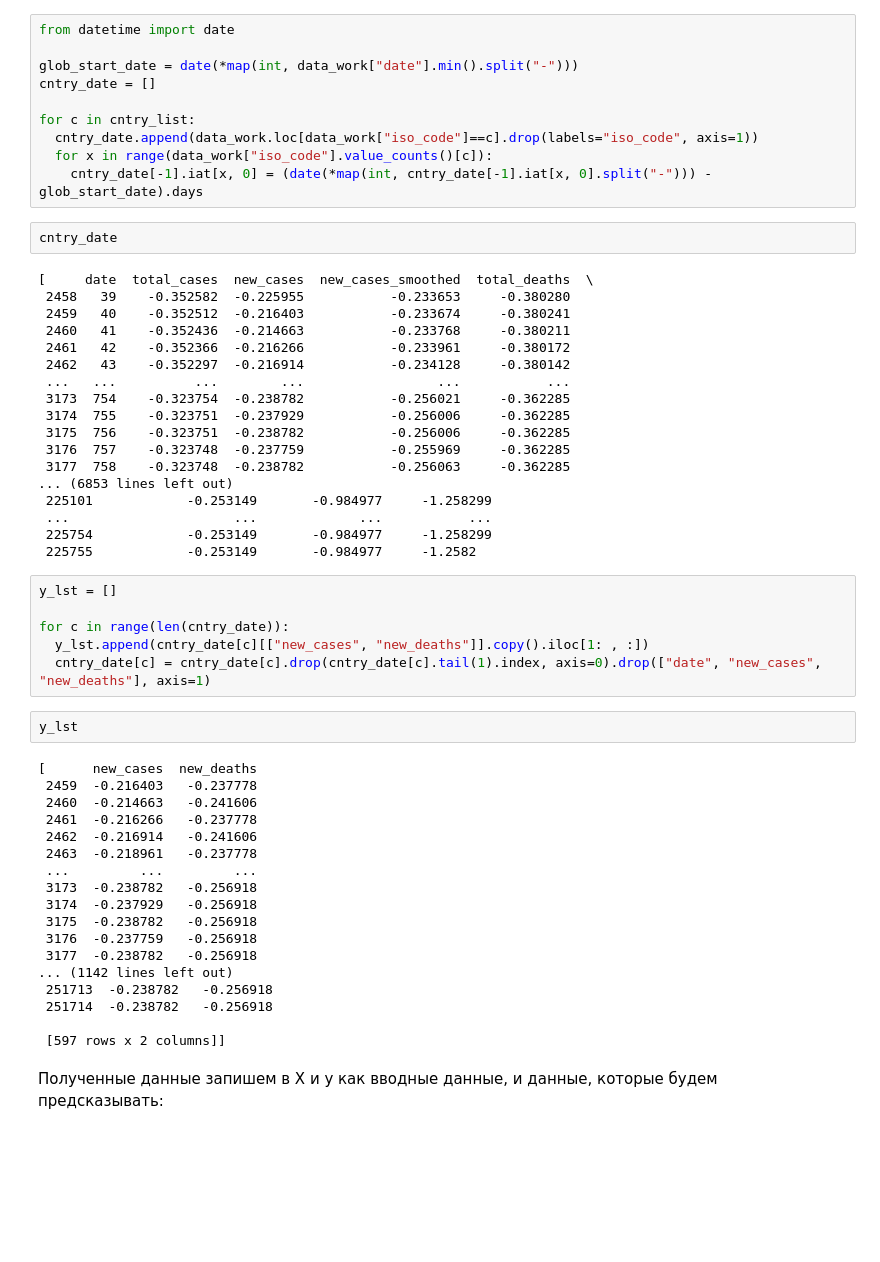
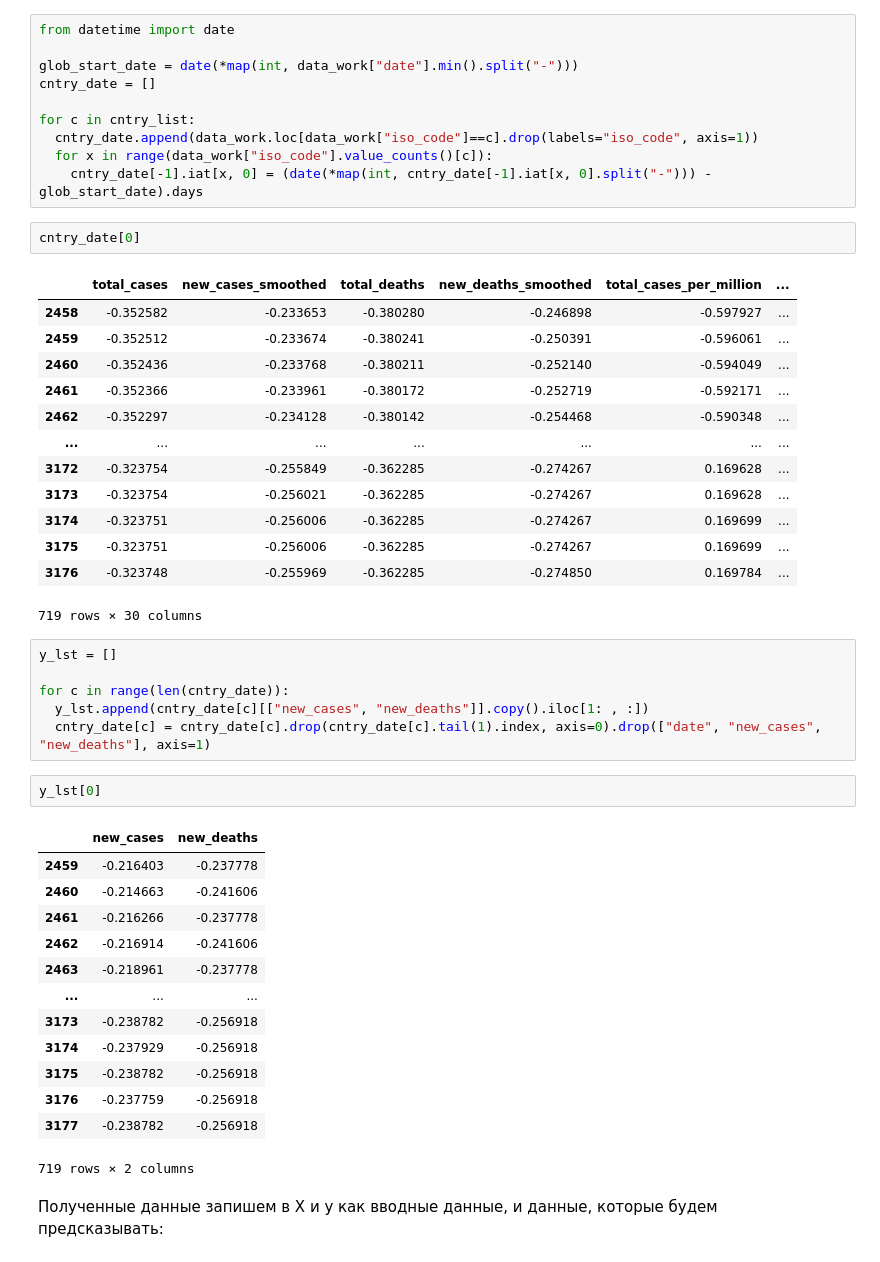
Before and after one commit to YagenGorrendel/MashineLearning7sem, a Jupyter notebook: MashineLearning.ipynb, the cells around one changed output. Saved outputs shown, nothing was run; the diff lists cells and outputs as text; blank space fills up the shorter version.

```diff
--- a/MashineLearning.ipynb
+++ b/MashineLearning.ipynb
@@ -337,25 +337,21 @@ for c in cntry_list:
   for x in range(data_work["iso_code"].value_counts()[c]):
     cntry_date[-1].iat[x, 0] = (date(*map(int, cntry_date[-1].iat[x, 0].split("-"))) - glob_start_date).days
 # %%
-cntry_date
+cntry_date[0]
 # %% [output]
+|  | total_cases | new_cases_smoothed | total_deaths | new_deaths_smoothed | total_cases_per_million | ... |
+| 2458 | -0.352582 | -0.233653 | -0.380280 | -0.246898 | -0.597927 | ... |
+| 2459 | -0.352512 | -0.233674 | -0.380241 | -0.250391 | -0.596061 | ... |
+| 2460 | -0.352436 | -0.233768 | -0.380211 | -0.252140 | -0.594049 | ... |
+| 2461 | -0.352366 | -0.233961 | -0.380172 | -0.252719 | -0.592171 | ... |
+| 2462 | -0.352297 | -0.234128 | -0.380142 | -0.254468 | -0.590348 | ... |
+| ... | ... | ... | ... | ... | ... | ... |
+| 3172 | -0.323754 | -0.255849 | -0.362285 | -0.274267 | 0.169628 | ... |
+| 3173 | -0.323754 | -0.256021 | -0.362285 | -0.274267 | 0.169628 | ... |
+| 3174 | -0.323751 | -0.256006 | -0.362285 | -0.274267 | 0.169699 | ... |
+| 3175 | -0.323751 | -0.256006 | -0.362285 | -0.274267 | 0.169699 | ... |
+| 3176 | -0.323748 | -0.255969 | -0.362285 | -0.274850 | 0.169784 | ... |
-[     date  total_cases  new_cases  new_cases_smoothed  total_deaths  \
- 2458   39    -0.352582  -0.225955           -0.233653     -0.380280
- 2459   40    -0.352512  -0.216403           -0.233674     -0.380241
- 2460   41    -0.352436  -0.214663           -0.233768     -0.380211
- 2461   42    -0.352366  -0.216266           -0.233961     -0.380172
- 2462   43    -0.352297  -0.216914           -0.234128     -0.380142
- ...   ...          ...        ...                 ...           ...
- 3173  754    -0.323754  -0.238782           -0.256021     -0.362285
- 3174  755    -0.323751  -0.237929           -0.256006     -0.362285
- 3175  756    -0.323751  -0.238782           -0.256006     -0.362285
- 3176  757    -0.323748  -0.237759           -0.255969     -0.362285
- 3177  758    -0.323748  -0.238782           -0.256063     -0.362285
-... (6853 lines left out)
- 225101            -0.253149       -0.984977     -1.258299
- ...                     ...             ...           ...
- 225754            -0.253149       -0.984977     -1.258299
- 225755            -0.253149       -0.984977     -1.2582
+719 rows × 30 columns
 # %%
 y_lst = []
 
@@ -363,25 +359,21 @@ for c in range(len(cntry_date)):
   y_lst.append(cntry_date[c][["new_cases", "new_deaths"]].copy().iloc[1: , :])
   cntry_date[c] = cntry_date[c].drop(cntry_date[c].tail(1).index, axis=0).drop(["date", "new_cases", "new_deaths"], axis=1)
 # %%
-y_lst
+y_lst[0]
 # %% [output]
+|  | new_cases | new_deaths |
+| 2459 | -0.216403 | -0.237778 |
+| 2460 | -0.214663 | -0.241606 |
+| 2461 | -0.216266 | -0.237778 |
+| 2462 | -0.216914 | -0.241606 |
+| 2463 | -0.218961 | -0.237778 |
+| ... | ... | ... |
+| 3173 | -0.238782 | -0.256918 |
+| 3174 | -0.237929 | -0.256918 |
+| 3175 | -0.238782 | -0.256918 |
+| 3176 | -0.237759 | -0.256918 |
+| 3177 | -0.238782 | -0.256918 |
-[      new_cases  new_deaths
- 2459  -0.216403   -0.237778
- 2460  -0.214663   -0.241606
- 2461  -0.216266   -0.237778
- 2462  -0.216914   -0.241606
- 2463  -0.218961   -0.237778
- ...         ...         ...
- 3173  -0.238782   -0.256918
- 3174  -0.237929   -0.256918
- 3175  -0.238782   -0.256918
- 3176  -0.237759   -0.256918
- 3177  -0.238782   -0.256918
-... (1142 lines left out)
- 251713  -0.238782   -0.256918
- 251714  -0.238782   -0.256918
-
- [597 rows x 2 columns]]
+719 rows × 2 columns
 # %% [markdown]
 Полученные данные запишем в X и y как вводные данные, и данные, которые будем предсказывать:
 # %%
```
